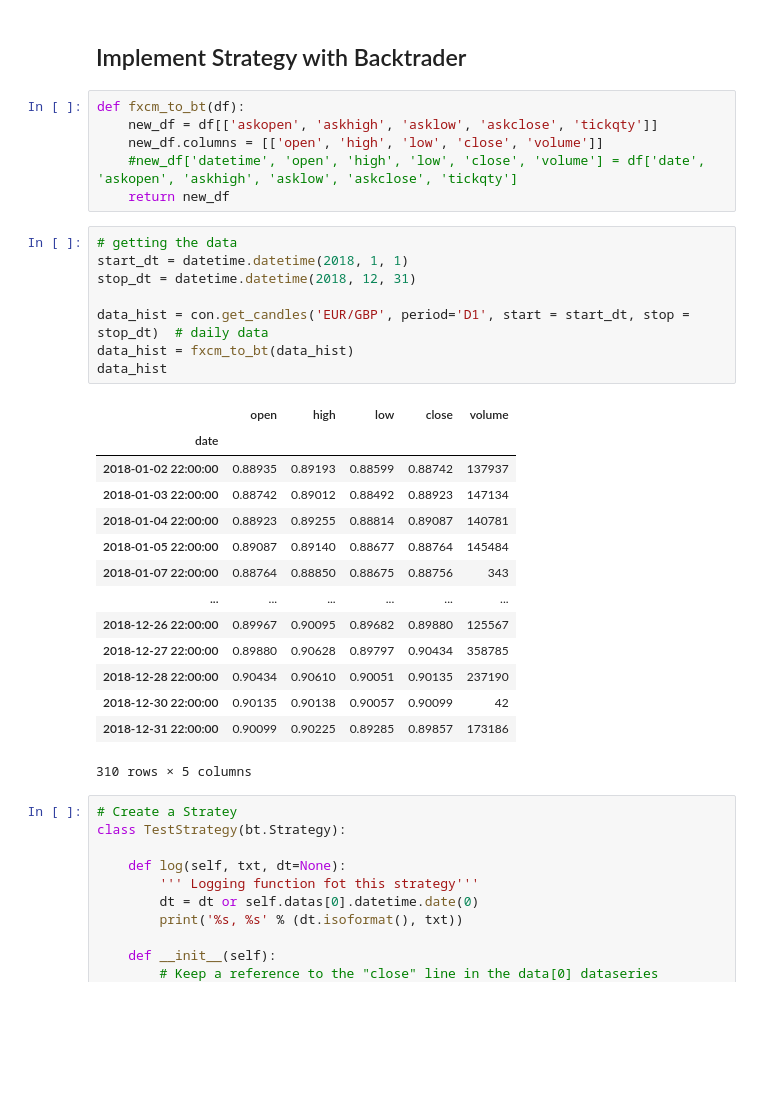
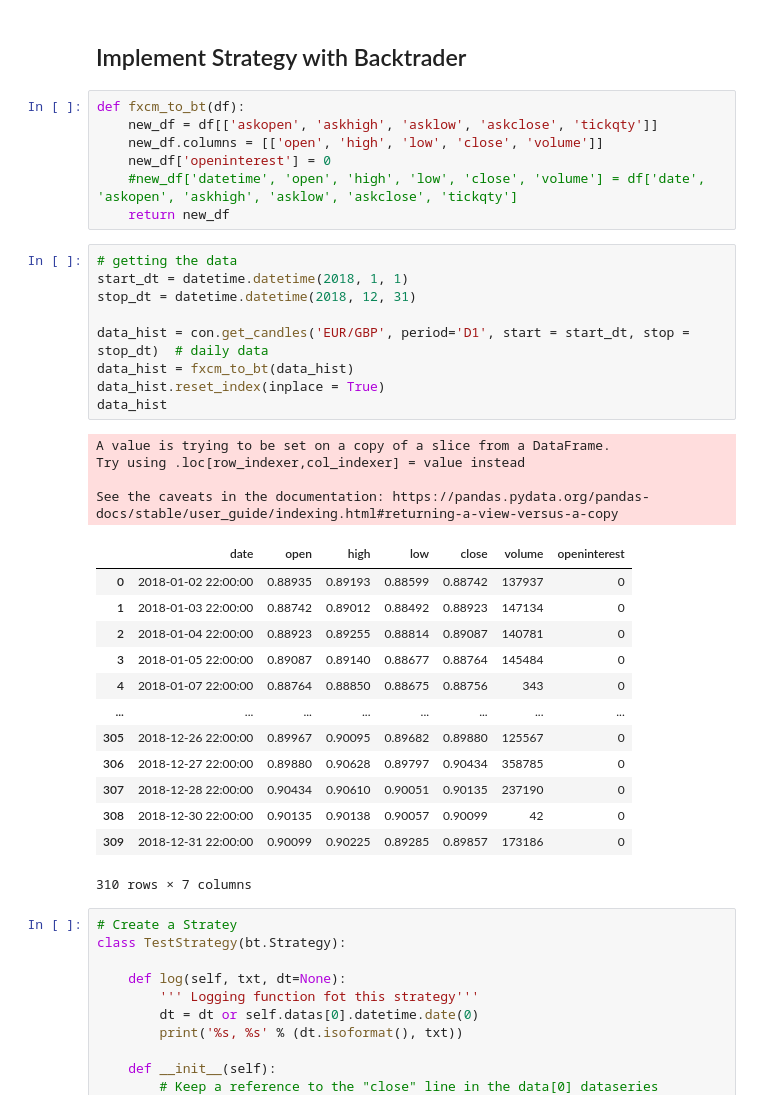
Before and after one commit to kenfus/fx_xd, a Jupyter notebook: fxcm_test.ipynb, the cells around one changed output. Saved outputs shown, nothing was run; the diff lists cells and outputs as text; blank space fills up the shorter version.

```diff
--- a/fxcm_test.ipynb
+++ b/fxcm_test.ipynb
@@ -114,31 +114,36 @@ Final Portfolio Value: 100000.0
 def fxcm_to_bt(df):
     new_df = df[['askopen', 'askhigh', 'asklow', 'askclose', 'tickqty']]
     new_df.columns = [['open', 'high', 'low', 'close', 'volume']]
+    new_df['openinterest'] = 0
     #new_df['datetime', 'open', 'high', 'low', 'close', 'volume'] = df['date', 'askopen', 'askhigh', 'asklow', 'askclose', 'tickqty']
     return new_df
 # %%
 # getting the data
 start_dt = datetime.datetime(2018, 1, 1)
 stop_dt = datetime.datetime(2018, 12, 31)
 
 data_hist = con.get_candles('EUR/GBP', period='D1', start = start_dt, stop = stop_dt)  # daily data
 data_hist = fxcm_to_bt(data_hist)
+data_hist.reset_index(inplace = True)
 data_hist
 # %% [output]
+A value is trying to be set on a copy of a slice from a DataFrame.
+Try using .loc[row_indexer,col_indexer] = value instead
+
+See the caveats in the documentation: https://pandas.pydata.org/pandas-docs/stable/user_guide/indexing.html#returning-a-view-versus-a-copy
-|  | open | high | low | close | volume |
-| date |  |  |  |  |  |
-| 2018-01-02 22:00:00 | 0.88935 | 0.89193 | 0.88599 | 0.88742 | 137937 |
-| 2018-01-03 22:00:00 | 0.88742 | 0.89012 | 0.88492 | 0.88923 | 147134 |
-| 2018-01-04 22:00:00 | 0.88923 | 0.89255 | 0.88814 | 0.89087 | 140781 |
-| 2018-01-05 22:00:00 | 0.89087 | 0.89140 | 0.88677 | 0.88764 | 145484 |
-| 2018-01-07 22:00:00 | 0.88764 | 0.88850 | 0.88675 | 0.88756 | 343 |
-| ... | ... | ... | ... | ... | ... |
-| 2018-12-26 22:00:00 | 0.89967 | 0.90095 | 0.89682 | 0.89880 | 125567 |
-| 2018-12-27 22:00:00 | 0.89880 | 0.90628 | 0.89797 | 0.90434 | 358785 |
-| 2018-12-28 22:00:00 | 0.90434 | 0.90610 | 0.90051 | 0.90135 | 237190 |
-| 2018-12-30 22:00:00 | 0.90135 | 0.90138 | 0.90057 | 0.90099 | 42 |
-| 2018-12-31 22:00:00 | 0.90099 | 0.90225 | 0.89285 | 0.89857 | 173186 |
+|  | date | open | high | low | close | volume | openinterest |
+| 0 | 2018-01-02 22:00:00 | 0.88935 | 0.89193 | 0.88599 | 0.88742 | 137937 | 0 |
+| 1 | 2018-01-03 22:00:00 | 0.88742 | 0.89012 | 0.88492 | 0.88923 | 147134 | 0 |
+| 2 | 2018-01-04 22:00:00 | 0.88923 | 0.89255 | 0.88814 | 0.89087 | 140781 | 0 |
+| 3 | 2018-01-05 22:00:00 | 0.89087 | 0.89140 | 0.88677 | 0.88764 | 145484 | 0 |
+| 4 | 2018-01-07 22:00:00 | 0.88764 | 0.88850 | 0.88675 | 0.88756 | 343 | 0 |
+| ... | ... | ... | ... | ... | ... | ... | ... |
+| 305 | 2018-12-26 22:00:00 | 0.89967 | 0.90095 | 0.89682 | 0.89880 | 125567 | 0 |
+| 306 | 2018-12-27 22:00:00 | 0.89880 | 0.90628 | 0.89797 | 0.90434 | 358785 | 0 |
+| 307 | 2018-12-28 22:00:00 | 0.90434 | 0.90610 | 0.90051 | 0.90135 | 237190 | 0 |
+| 308 | 2018-12-30 22:00:00 | 0.90135 | 0.90138 | 0.90057 | 0.90099 | 42 | 0 |
+| 309 | 2018-12-31 22:00:00 | 0.90099 | 0.90225 | 0.89285 | 0.89857 | 173186 | 0 |
-310 rows × 5 columns
+310 rows × 7 columns
 # %%
 # Create a Stratey
 class TestStrategy(bt.Strategy):
```
Also changed, not shown: parts of 2 cells of this notebook.
